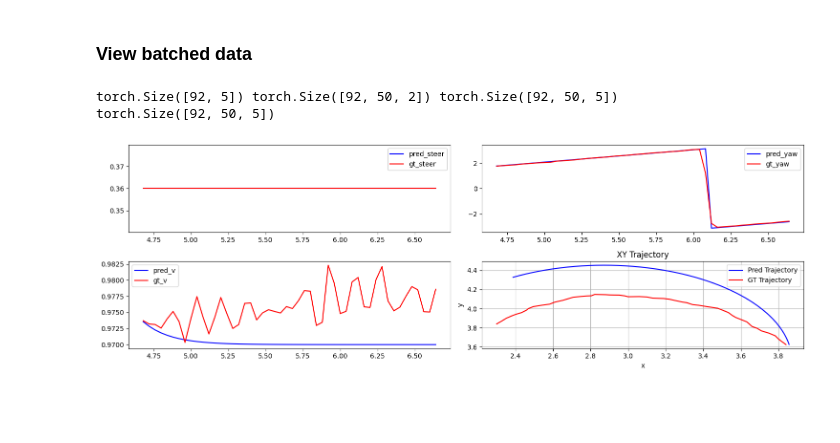
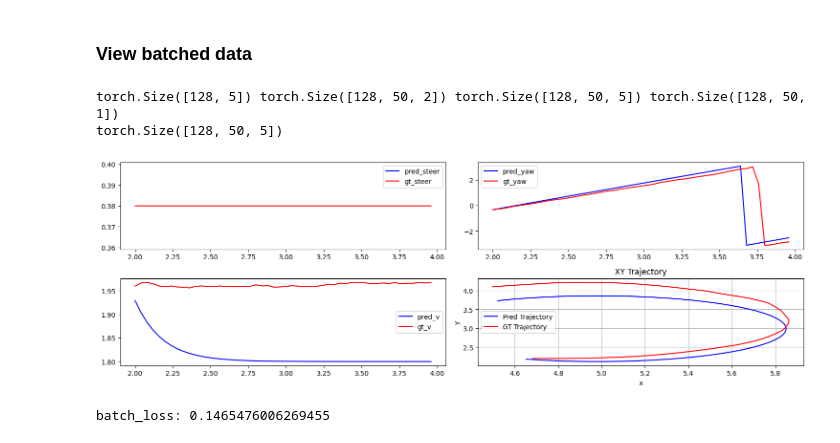
Before and after one commit to zzjun725/PIT, a Jupyter notebook: bin/kinematic_f110_fitting.ipynb, the cells around one changed output. Saved outputs shown, nothing was run; the diff lists cells and outputs as text; code cells hidden in the pictures; blank space fills up the shorter version.

```diff
--- a/bin/kinematic_f110_fitting.ipynb
+++ b/bin/kinematic_f110_fitting.ipynb
@@ -135,0 +346,22 @@ target_states = target_states.contiguous()
+# %%
+# Initialize lists for concatenated data
+all_initial_states = []
+all_timestamps = []
+all_control_inputs = []
+all_target_states = []
+for file_path in file_paths:
+    traj_data = fetch_aligned_trajectory_data(file_path, sample_interval=sample_interval)
+    batched_initial_states, batched_timestamps, batched_control_inputs, batched_target_states = \
+           batch_from_csv(traj_data, cut_off, DEVICE, step_gap=step_gap, horizon=horizon)
+    print(f"read batch data from{file_path}, batch size{batched_initial_states.shape[0]}")
+    # Append each batched tensor to its corresponding list
+    all_initial_states.append(batched_initial_states)
+    all_timestamps.append(batched_timestamps)
+    all_control_inputs.append(batched_control_inputs)
+    all_target_states.append(batched_target_states)
+
+# Concatenate all tensors in each list along the batch dimension
+concatenated_initial_states = torch.cat(all_initial_states, dim=0)
+concatenated_timestamps = torch.cat(all_timestamps, dim=0)
+concatenated_control_inputs = torch.cat(all_control_inputs, dim=0)
+concatenated_target_states = torch.cat(all_target_states, dim=0)
@@ -216,19 +433,20 @@ plot_states(pred.cpu().detach().numpy(), output_states.cpu().detach().numpy(), t
 ### View batched data
 # %%
 with torch.no_grad():
-    for initial, inputs, targets in dataloader:
-        print(initial.shape, inputs.shape, targets.shape)
+    for initial, inputs, targets, timestamps in dataloader:
+        print(initial.shape, inputs.shape, targets.shape, timestamps.shape)
         # batched_traj = integrator(kinematic_f110, initial, inputs, batched_timestamps)
         batched_traj = rk4_integrator(initial, inputs)
         print(batched_traj.shape)
+        plot_states(batched_traj[0].cpu().detach().numpy(), targets[0].cpu().detach().numpy(), timestamps[0].cpu().detach().numpy(), horizon=300)
+        batch_loss = kinematic_steer_loss(batched_traj, targets, params_index)
+        print(f"batch_loss: {batch_loss}")
         break
 # %% [output]
-torch.Size([92, 5]) torch.Size([92, 50, 2]) torch.Size([92, 50, 5])
-torch.Size([92, 50, 5])
+torch.Size([128, 5]) torch.Size([128, 50, 2]) torch.Size([128, 50, 5]) torch.Size([128, 50, 1])
+torch.Size([128, 50, 5])
+[figure, added]
+batch_loss: 0.1465476006269455
-# %%
-plot_states(batched_traj[2].cpu().detach().numpy(), targets[2].cpu().detach().numpy(), batched_timestamps.cpu().detach().numpy(), horizon=300)
-# %% [output]
-[figure, removed]
 # %%
 from tqdm.auto import tqdm
 EPOCHS = 100
```
Also changed, not shown: parts of 18 cells of this notebook, 6 other files.
